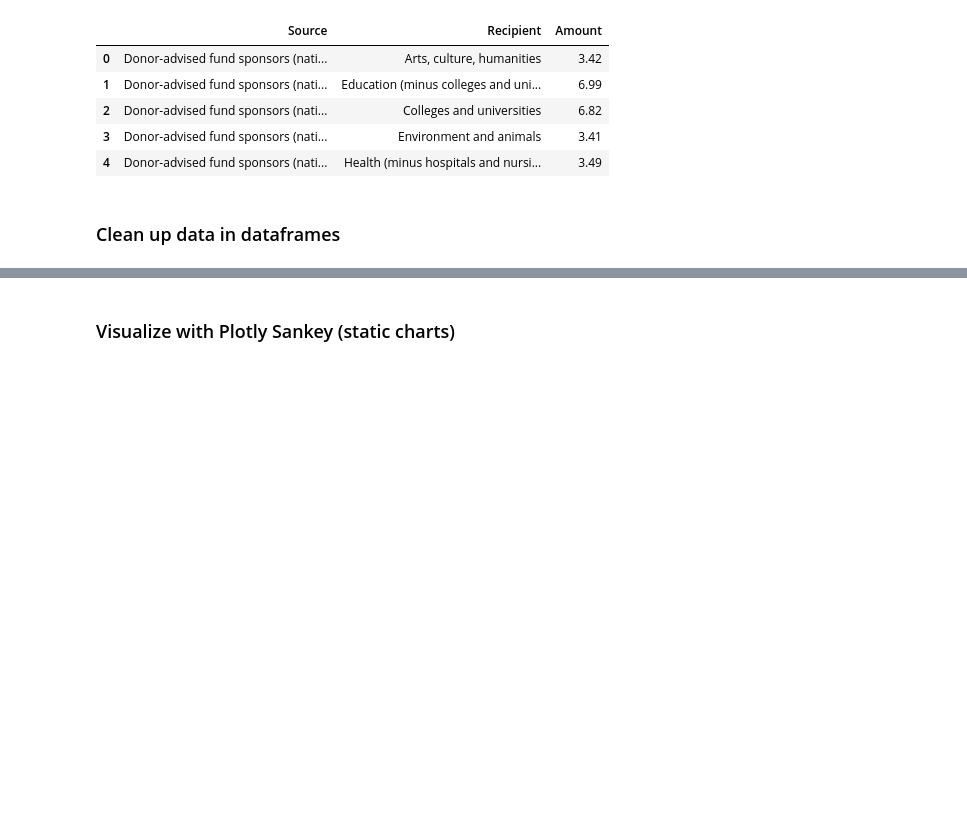
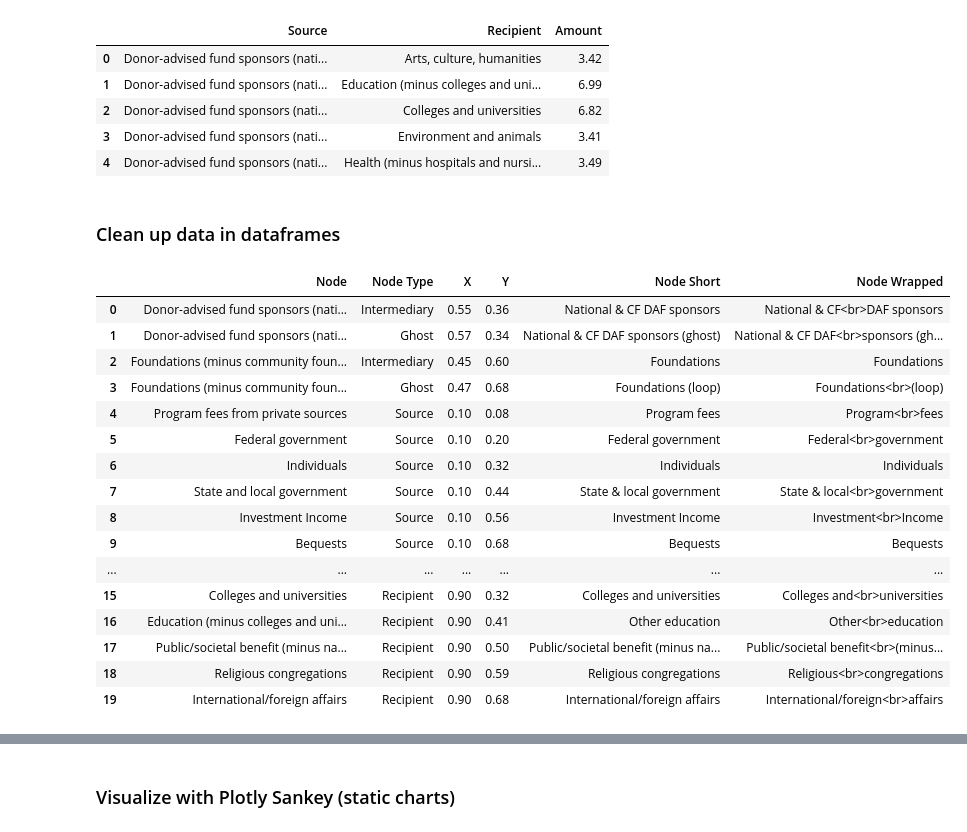
Before and after one commit to HFAwesomeCharts/MCNNonprofitEconomy, a Jupyter notebook: notebooks/MCN_NP_Economy_Figures.ipynb, the cells around one changed output, grey strips where cells are left out. Saved outputs shown, nothing was run; the diff lists cells and outputs as text; code cells hidden in the pictures; blank space fills up the shorter version.

Commit message:
Dynamic node fields and wrapped text for labels

```diff
--- a/notebooks/MCN_NP_Economy_Figures.ipynb
+++ b/notebooks/MCN_NP_Economy_Figures.ipynb
@@ -94,8 +94,8 @@ node_colname_df["Node Short"] = node_colname_df["Node"].replace({
     "Donor-advised fund sponsors (national and community foundation only) (loop)": "National & CF DAF sponsors (ghost)",
     "Foundations (minus community foundation DAF sponsors)": "Foundations",
     "Foundations (minus community foundation DAF sponsors) (loop)": "Foundations (loop)",
-    "Program fees from private sources": "Program Fees",
-    "State and local government": "State & local<br>government",
+    "Program fees from private sources": "Program fees",
+    "State and local government": "State & local government",
     "Federated Giving": "Federated giving",
     "Health (minus hospitals and nursing homes)": "Other healthcare",
     "Education (minus colleges and universities)": "Other education",
@@ -104,13 +104,50 @@ node_colname_df["Node Short"] = node_colname_df["Node"].replace({
     "Environment and animals": "Environment & animals",
     "Unknown, unclassified": "Unknown"
 })
-
-node_colname_df = node_raw_df.copy()
+# %%
+# Function to find the middle of a string and add a <br> at the space that is closest to that wrap_at_middle
+
+def wrap_at_middle(text):
+    if pd.isna(text):
+        return text
+
+    # Find positions of all spaces
+    space_positions = [i for i, char in enumerate(text) if char == " "]
+
+    # If no spaces, return unchanged
+    if not space_positions:
+        return text
+
+    # Midpoint of string
+    midpoint = len(text) / 2
+
+    # Find space closest to midpoint
+    split_pos = min(space_positions, key=lambda x: abs(x - midpoint))
+
+    # Insert <br>
+    return text[:split_pos] + "<br>" + text[split_pos + 1:]
 # %%
 # Create a wrapped node text column
 node_format_df = node_colname_df.copy()
-# node_format_df["Node Wrapped"] = node_format_df["Node"].str.replace(
-#     " ",
-#     "<br>",
-#     n=1  # only first break (keeps it readable)
-# )
+
+node_format_df["Node Wrapped"] = node_format_df["Node Short"].apply(wrap_at_middle)
+
+node_format_df.head(20)
+# %% [output]
+|  | Node | Node Type | X | Y | Node Short | Node Wrapped |
+| 0 | Donor-advised fund sponsors (nati... | Intermediary | 0.55 | 0.36 | National & CF DAF sponsors | National & CF<br>DAF sponsors |
+| 1 | Donor-advised fund sponsors (nati... | Ghost | 0.57 | 0.34 | National & CF DAF sponsors (ghost) | National & CF DAF<br>sponsors (gh... |
+| 2 | Foundations (minus community foun... | Intermediary | 0.45 | 0.60 | Foundations | Foundations |
+| 3 | Foundations (minus community foun... | Ghost | 0.47 | 0.68 | Foundations (loop) | Foundations<br>(loop) |
+| 4 | Program fees from private sources | Source | 0.10 | 0.08 | Program fees | Program<br>fees |
+| 5 | Federal government | Source | 0.10 | 0.20 | Federal government | Federal<br>government |
+| 6 | Individuals | Source | 0.10 | 0.32 | Individuals | Individuals |
+| 7 | State and local government | Source | 0.10 | 0.44 | State & local government | State & local<br>government |
+| 8 | Investment Income | Source | 0.10 | 0.56 | Investment Income | Investment<br>Income |
+| 9 | Bequests | Source | 0.10 | 0.68 | Bequests | Bequests |
+| ... | ... | ... | ... | ... | ... | ... |
+| 15 | Colleges and universities | Recipient | 0.90 | 0.32 | Colleges and universities | Colleges and<br>universities |
+| 16 | Education (minus colleges and uni... | Recipient | 0.90 | 0.41 | Other education | Other<br>education |
+| 17 | Public/societal benefit (minus na... | Recipient | 0.90 | 0.50 | Public/societal benefit (minus na... | Public/societal benefit<br>(minus... |
+| 18 | Religious congregations | Recipient | 0.90 | 0.59 | Religious congregations | Religious<br>congregations |
+| 19 | International/foreign affairs | Recipient | 0.90 | 0.68 | International/foreign affairs | International/foreign<br>affairs |
```
Also changed, not shown: parts of 10 cells of this notebook.
